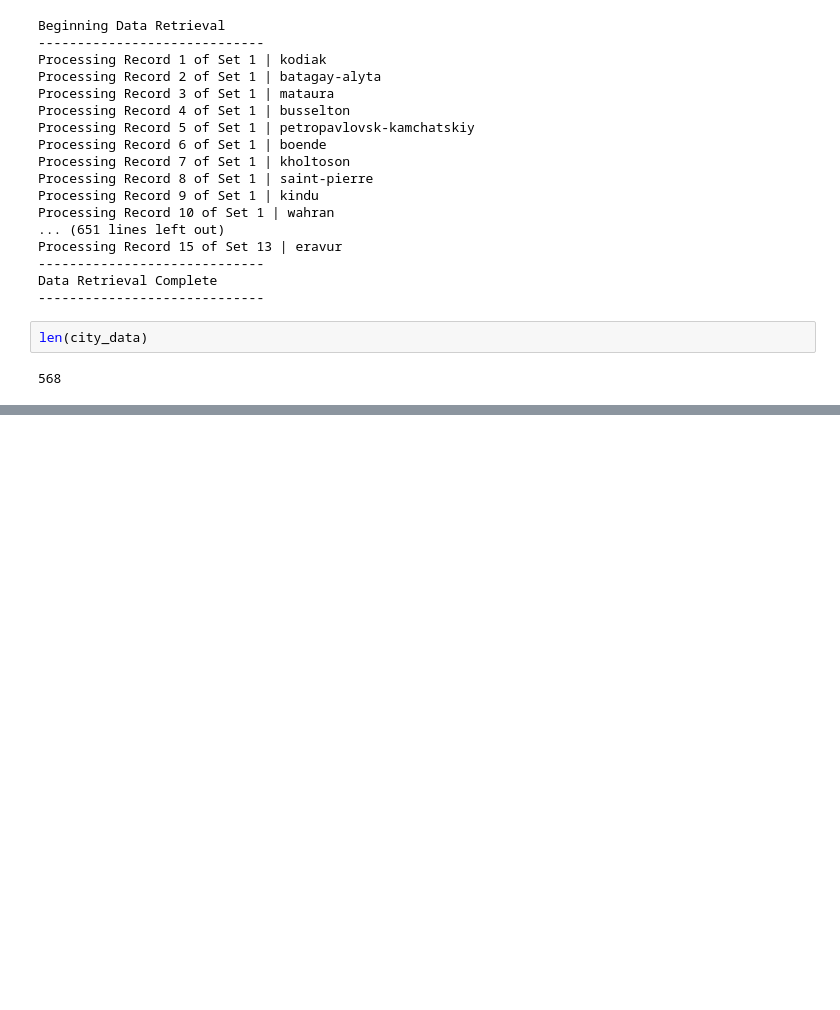
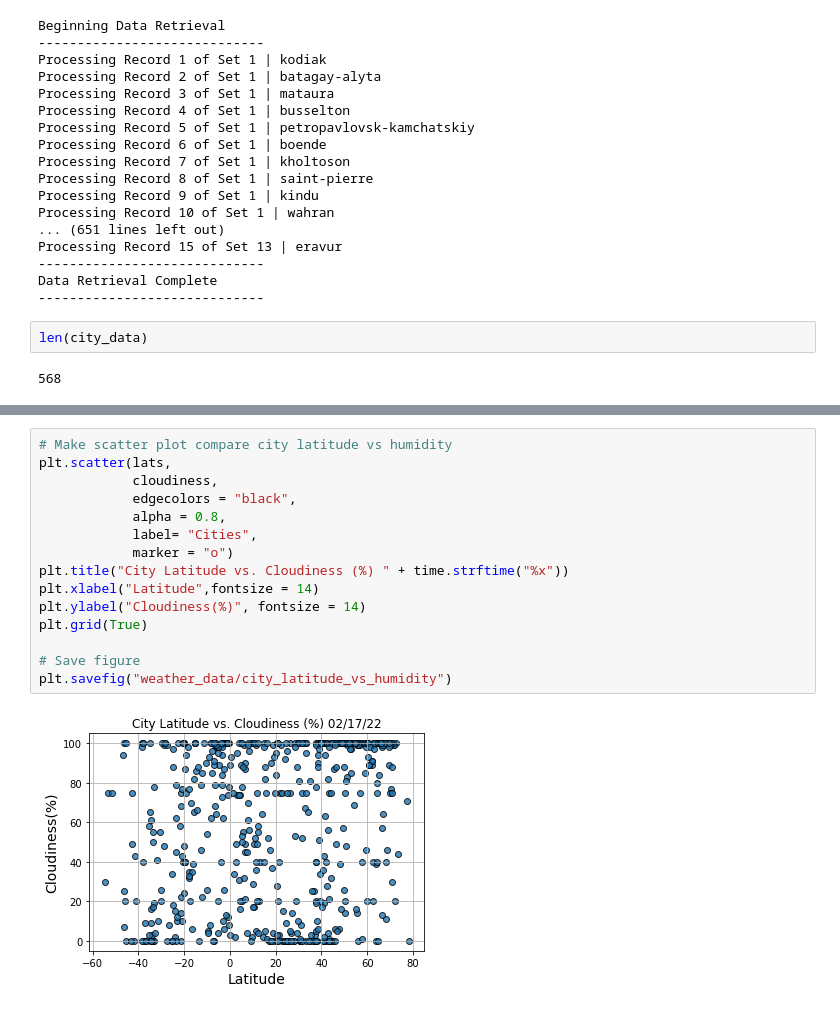
Before and after one commit to khanhh98/Work_Weather_Analysis, a Jupyter notebook: WeatherPy.ipynb, the cells around one changed output, grey strips where cells are left out. Saved outputs shown, nothing was run; the diff lists cells and outputs as text; blank space fills up the shorter version.

```diff
--- a/WeatherPy.ipynb
+++ b/WeatherPy.ipynb
@@ -175,0 +235,17 @@ city_data_df.to_csv(output_data_file, index_label = "City_ID")
+# %%
+# Make scatter plot compare city latitude vs humidity
+plt.scatter(lats,
+            cloudiness,
+            edgecolors = "black",
+            alpha = 0.8,
+            label= "Cities",
+            marker = "o")
+plt.title("City Latitude vs. Cloudiness (%) " + time.strftime("%x"))
+plt.xlabel("Latitude",fontsize = 14)
+plt.ylabel("Cloudiness(%)", fontsize = 14)
+plt.grid(True)
+
+# Save figure
+plt.savefig("weather_data/city_latitude_vs_humidity")
+# %% [output]
+[figure, added]
```
Also changed, not shown: parts of 12 cells of this notebook, 4 other files.
